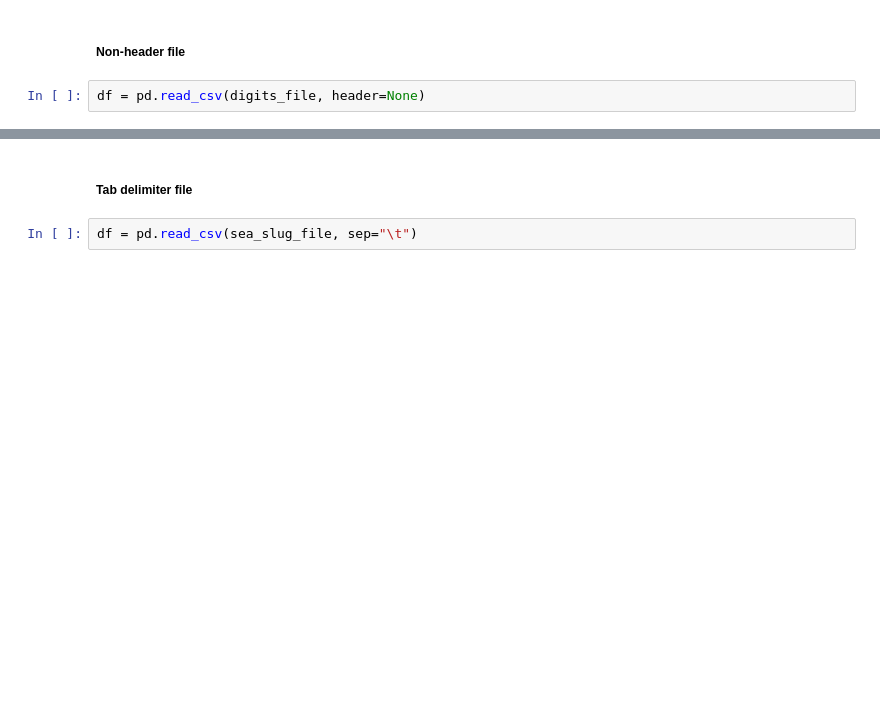
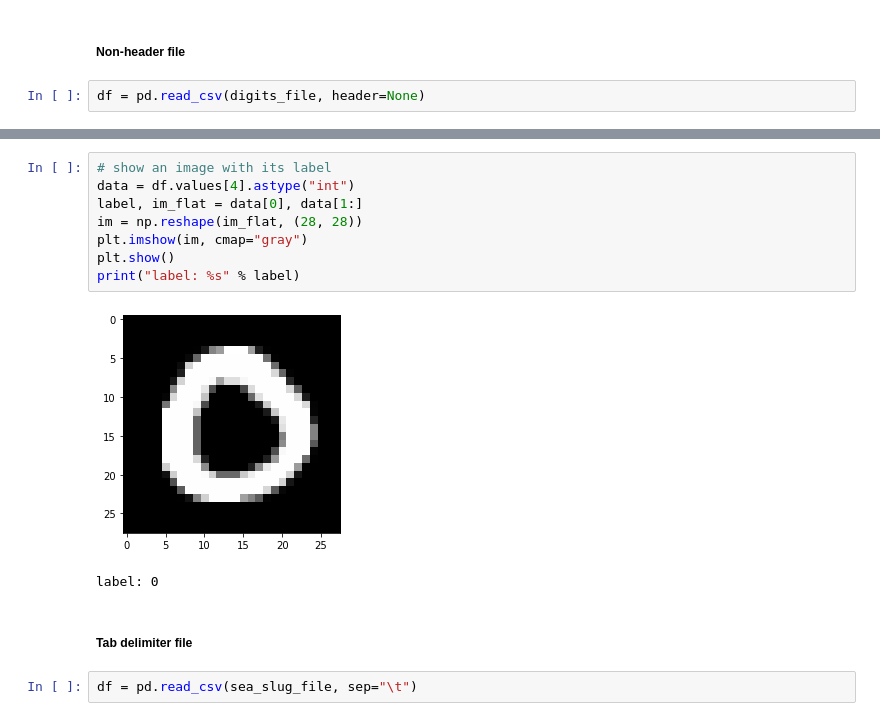
Before and after one commit to vuanhtuan1012/data-scientist-with-python, a Jupyter notebook: 14_Introduction to Importing Data in Python.ipynb, the cells around one changed output, grey strips where cells are left out. Saved outputs shown, nothing was run; the diff lists cells and outputs as text; blank space fills up the shorter version.

```diff
--- a/14_Introduction to Importing Data in Python.ipynb
+++ b/14_Introduction to Importing Data in Python.ipynb
@@ -346,3 +367,14 @@ print(df.shape)
+# %%
+# show an image with its label
+data = df.values[4].astype("int")
+label, im_flat = data[0], data[1:]
+im = np.reshape(im_flat, (28, 28))
+plt.imshow(im, cmap="gray")
+plt.show()
+print("label: %s" % label)
+# %% [output]
+[figure, added]
+label: 0
 # %% [markdown]
 ##### Tab delimiter file
 # %%
```
Also changed, not shown: parts of 60 cells of this notebook, 7 other files.
